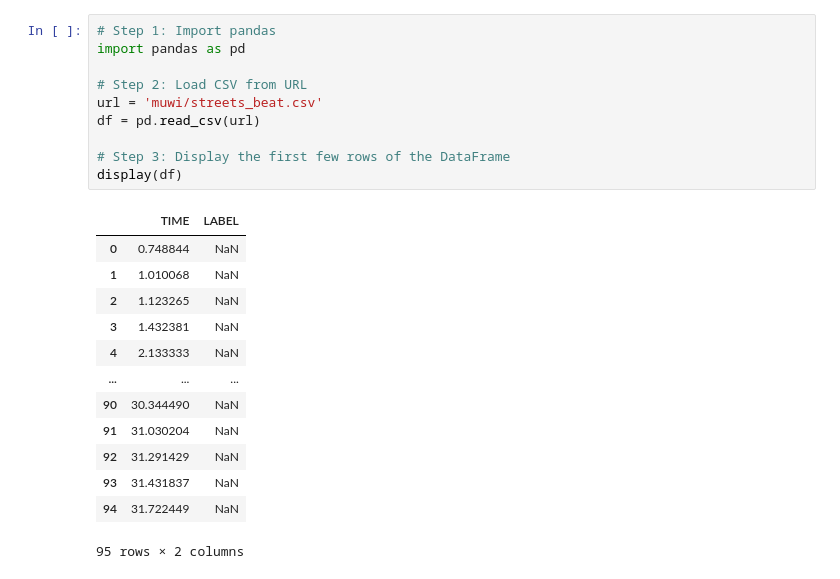
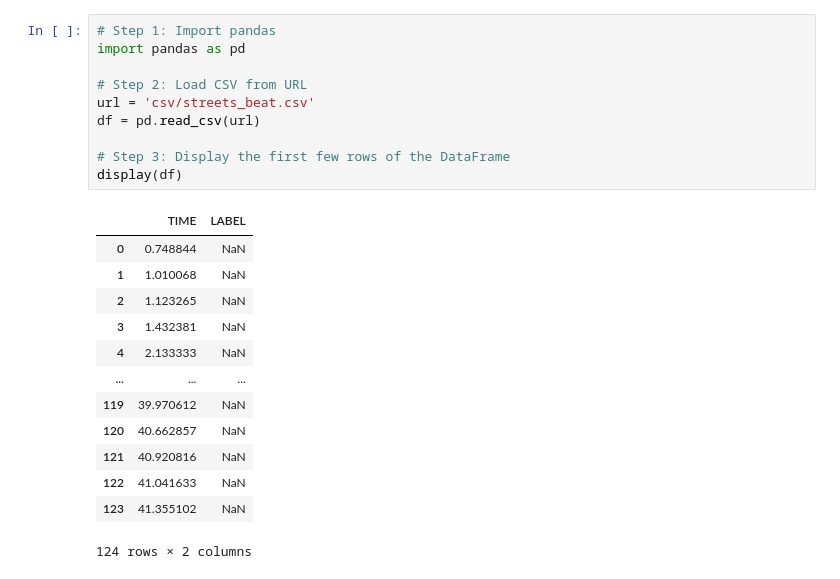
Before and after one commit to egorpol/beat_it, a Jupyter notebook: streets-beat.ipynb, the cells around one changed output. Drawn from its saved outputs; the diff is of its cells as text.

```diff
--- a/streets-beat.ipynb
+++ b/streets-beat.ipynb
@@ -1,27 +1,27 @@
 # %%
 # Step 1: Import pandas
 import pandas as pd
 
 # Step 2: Load CSV from URL
-url = 'muwi/streets_beat.csv'
+url = 'csv/streets_beat.csv'
 df = pd.read_csv(url)
 
 # Step 3: Display the first few rows of the DataFrame
 display(df)
 # %% [output]
 |  | TIME | LABEL |
 | 0 | 0.748844 | NaN |
 | 1 | 1.010068 | NaN |
 | 2 | 1.123265 | NaN |
 | 3 | 1.432381 | NaN |
 | 4 | 2.133333 | NaN |
 | ... | ... | ... |
-| 90 | 30.344490 | NaN |
-| 91 | 31.030204 | NaN |
-| 92 | 31.291429 | NaN |
-| 93 | 31.431837 | NaN |
-| 94 | 31.722449 | NaN |
+| 119 | 39.970612 | NaN |
+| 120 | 40.662857 | NaN |
+| 121 | 40.920816 | NaN |
+| 122 | 41.041633 | NaN |
+| 123 | 41.355102 | NaN |
-95 rows × 2 columns
+124 rows × 2 columns
 # %%
 import numpy as np
 import matplotlib.pyplot as plt
```
Also changed, not shown: parts of 3 cells of this notebook, 1 other file.
